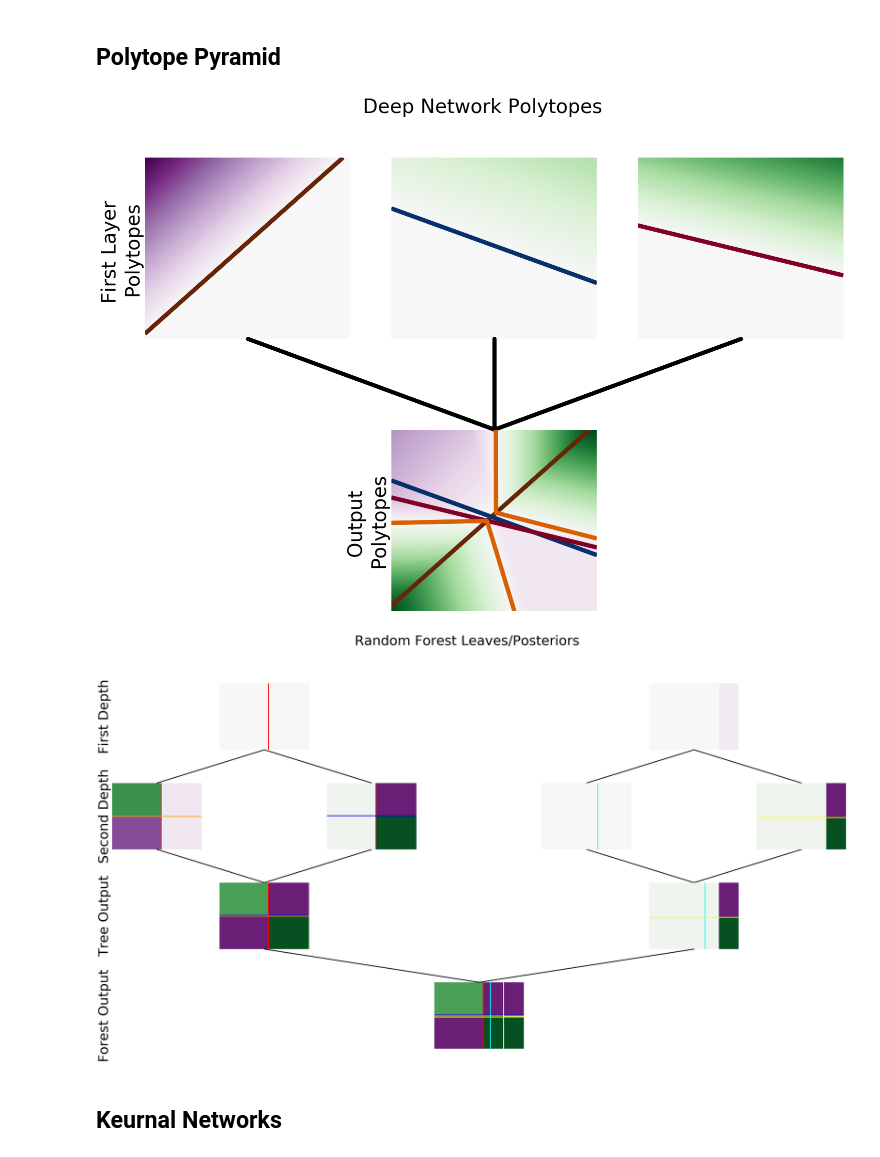
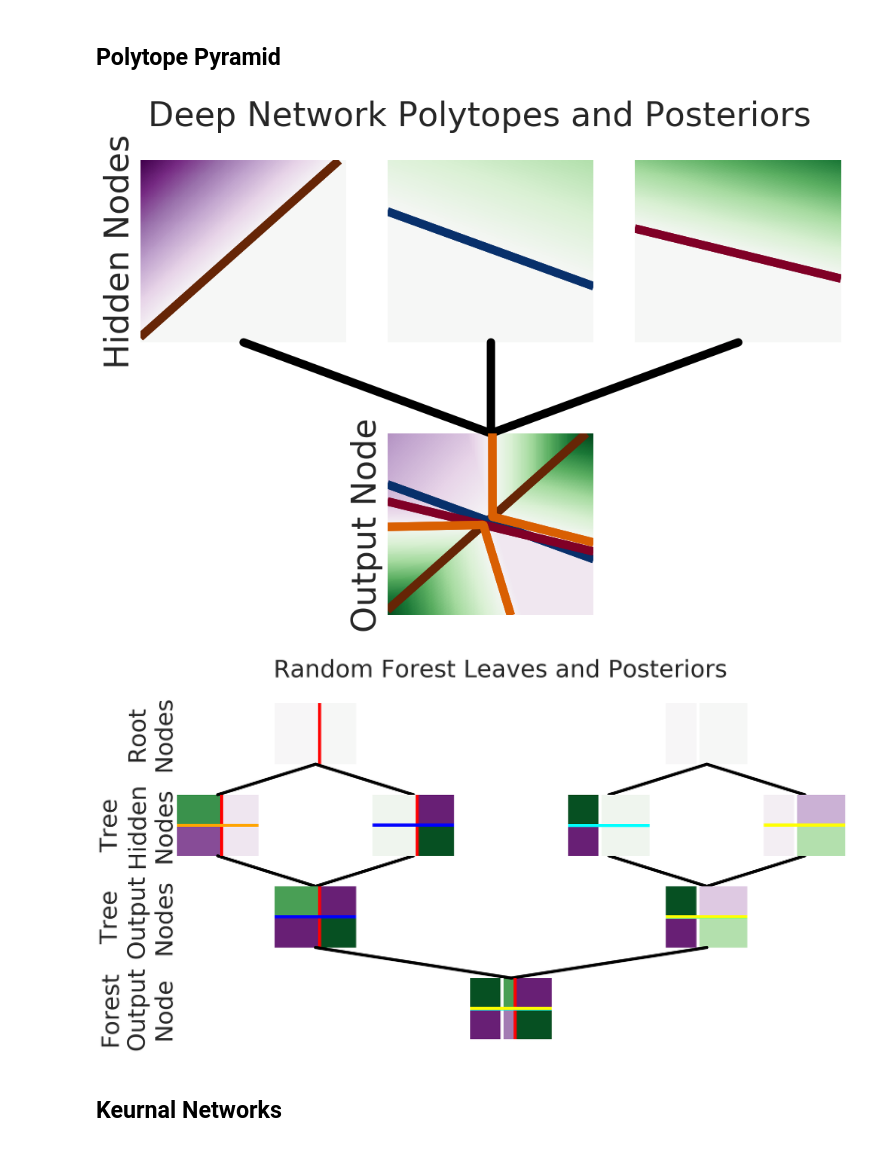
Before and after one commit to neurodata/kdg_will, a Jupyter notebook: notebooks/Neural_Polytopes.ipynb, the cells around one changed output. Drawn from its saved outputs; the diff is of its cells as text; code cells hidden in the pictures.

```diff
--- a/notebooks/Neural_Polytopes.ipynb
+++ b/notebooks/Neural_Polytopes.ipynb
@@ -124,11 +117,11 @@ signed_ultimate_activations = (ultimate_preactivations > 0).astype('int')
 polytope_memberships = np.concatenate([signed_second_layer_activations, signed_ultimate_activations], axis = 1)
 unique_polytope_ids, polytope_ids = np.unique(np.matmul(polytope_memberships, 2 ** np.arange(0, np.shape(polytope_memberships)[1])), return_inverse = True)
 # %%
-figs, axs = plt.subplots(2, width, figsize = (6 * width, 6 * 2))
+figs, axs = plt.subplots(2, width, figsize = (4 * width, 4 * 2))
 plt.subplots_adjust(hspace=0.5)
 figs.text(0.5, 0.04, '', ha='center')
 figs.set_facecolor('white')
-figs.suptitle("Deep Network Polytopes", fontsize = 28)
+figs.suptitle("Deep Network Polytopes and Posteriors", fontsize = 32)
 
 for i, ax in enumerate(axs.flat):
     ax.set_xticks([])
@@ -141,9 +134,9 @@ for i, ax in enumerate(axs.flat):
         ax.spines[side].set_visible(False)
 
     if i == 0:
-        ax.set_ylabel('First Layer \nPolytopes', fontsize = 28)
+        ax.set_ylabel('Hidden Nodes', fontsize = 32)
     if i == 4:
-        ax.set_ylabel('Output \nPolytopes', fontsize = 28)
+        ax.set_ylabel('Output Node', fontsize = 32)
 
 for second_node in range(width):
     if second_node == 0:
@@ -160,7 +153,7 @@ for second_node in range(width):
                                        cmap=cmap,
                                        vmin = -1,
                                        vmax = 0,
-                                       linewidths = 6
+                                       linewidths = 8
                                     )
     axs[0][second_node].pcolormesh(xx,
                           yy,
@@ -182,7 +175,7 @@ for second_node in range(width):
                         coordsA="data",
                         coordsB="data",
                         color="black",
-                        lw=6)
+                        lw=8)
     axs[1][int(width / 2)].add_artist(con)
 
 for second_node in range(width):
@@ -192,37 +185,37 @@ for second_node in range(width):
         cmap = "Blues"
     elif second_node == 2:
         cmap = "YlOrRd"
     for multiplier in [-1, 1]:
       axs[1][int(width / 2)].contour(xx,
                                        yy,
                                        second_layer_preactivations[:, second_node].reshape(xx.shape) + multiplier * 1e-6,
                                        levels=[0],
                                        cmap=cmap,
                                        vmin = -1,
                                        vmax = 0,
-                                       linewidths = 6
+                                       linewidths = 8
                                     )
 
 axs[1][int(width / 2)].pcolormesh(xx,
                                yy,
                                ultimate_preactivations.reshape(xx.shape),
                                cmap="PRGn",
                                vmin = -np.max(np.abs(ultimate_preactivations)),
                                vmax = np.max(np.abs(ultimate_preactivations)))
 
 for multiplier in [-1, 1]:
   axs[1][int(width / 2)].contour(xx,
                                yy,
                                ultimate_preactivations.reshape(xx.shape) + multiplier * 1e-6,
                                colors="#d95f02",
                                vmin = -1,
                                vmax = 0,
                                levels=[0],
-                               linewidths=6,
+                               linewidths = 8,
                                zorder = 1e16)
-plt.savefig("figs/DeepPolytopes.eps")
+plt.savefig("figs/DeepPolytopes.png")
 # %% [output]
-[figure, old version]
+[figure, new version]
 # %%
 def pdf(x):
     mu01, mu02, mu11, mu12 = [[-1, -1], [1, 1], [-1, 1], [1, -1]]
@@ -264,11 +256,11 @@ rfc = pickle.load(open('best_forest.pkl', 'rb'))
 decision_paths_across_trees = np.array([rfc.estimators_[tree_idx].decision_path(np.c_[xx.ravel(), yy.ravel()]).toarray() for tree_idx in range(2)])
 data_decision_paths_across_trees = np.array([rfc.estimators_[tree_idx].decision_path(X).toarray() for tree_idx in range(2)])
 # %%
-figs, axs = plt.subplots(width + 1, 2 ** (width) - 1, figsize = (6 * 2 ** width - 1, 6 * (width + 1)))
+figs, axs = plt.subplots(width + 1, 2 ** (width) - 1, figsize = (4 * 2 ** width - 1, 4 * (width + 1)))
 plt.subplots_adjust(hspace=0.5)
 figs.text(0.5, 0.04, '', ha='center')
 figs.set_facecolor('white')
-figs.suptitle("Random Forest Leaves/Posteriors", fontsize = 48)
+figs.suptitle("Random Forest Leaves and Posteriors", fontsize = 62)
 
 for i, ax in enumerate(axs.flat):
     ax.set_xticks([])
@@ -281,13 +273,13 @@ for i, ax in enumerate(axs.flat):
         ax.spines[side].set_visible(False)
 
     if i == 0 * 7:
-        ax.set_ylabel('First Depth', fontsize = 48)
+        ax.set_ylabel('Root\nNodes', fontsize = 62)
     if i == 1 * 7:
-        ax.set_ylabel('Second Depth', fontsize = 48)
+        ax.set_ylabel('Tree\nHidden\nNodes', fontsize = 62)
     if i == 2 * 7:
-        ax.set_ylabel('Tree Output', fontsize = 48)
+        ax.set_ylabel('Tree\nOutput\nNodes', fontsize = 62)
     if i == 3 * 7:
-        ax.set_ylabel('Forest Output', fontsize = 48)
+        ax.set_ylabel('Forest\nOutput\nNode', fontsize = 62)
 
 cmap = {0: "red", 1 : "orange", 4 : "blue", 7 : "white", 8 : "aqua", 11 : "yellow"}
 
@@ -313,13 +305,13 @@ for tree_idx in range(2):
                                                          -4,
                                                          4,
                                                          color = cmap[node + 7*tree_idx],
-                                                         linewidth = 3)
+                                                         linewidth = 8)
         else:
             axs[0][1 if tree_idx == 0 else 5].axhline(rfc.estimators_[tree_idx].tree_.threshold[node],
                                                          -4,
                                                          4,
                                                          color = cmap[node + 7*tree_idx],
-                                                         linewidth = 3)
+                                                         linewidth = 8)
 
     posterior = np.ones_like(xx.ravel()) * 0.5
     for node in [2, 3]:
@@ -342,7 +334,7 @@ for tree_idx in range(2):
                         coordsA="data",
                         coordsB="data",
                         color="black",
-                        linewidth = 3)
+                        linewidth = 8)
     axs[1][tree_idx * 3].add_artist(con)
     for node in [0, 1]:
         if rfc.estimators_[tree_idx].tree_.feature[node] == 0:
@@ -350,13 +342,13 @@ for tree_idx in range(2):
                                                          -4,
                                                          4,
                                                          color = cmap[node + 7*tree_idx],
-                                                         linewidth = 3)
+                                                         linewidth = 8)
         else:
             axs[1][0 if tree_idx == 0 else 4].axhline(rfc.estimators_[tree_idx].tree_.threshold[node],
                                                          -4,
                                                          4,
                                                          color = cmap[node + 7*tree_idx],
-                                                         linewidth = 3)
+                                                         linewidth = 8)
 
     posterior = np.ones_like(xx.ravel()) * 0.5
     for node in [5, 6]:
@@ -378,7 +370,7 @@ for tree_idx in range(2):
                         coordsA="data",
                         coordsB="data",
                         color="black",
-                        linewidth = 3)
+                        linewidth = 8)
     axs[1][tree_idx * 3].add_artist(con)
     for node in [0, 4]:
         if rfc.estimators_[tree_idx].tree_.feature[node] == 0:
@@ -386,13 +378,13 @@ for tree_idx in range(2):
                                                          -4,
                                                          4,
                                                          color = cmap[node + 7*tree_idx],
-                                                         linewidth = 3)
+                                                         linewidth = 8)
         else:
             axs[1][2 if tree_idx == 0 else 6].axhline(rfc.estimators_[tree_idx].tree_.threshold[node],
                                                          -4,
                                                          4,
                                                          color = cmap[node + 7*tree_idx],
-                                                         linewidth = 3)
+                                                         linewidth = 8)
 
     posterior = np.ones_like(xx.ravel()) * 0.5
     for node in [2, 3, 5, 6]:
@@ -414,7 +406,7 @@ for tree_idx in range(2):
                         coordsA="data",
                         coordsB="data",
                         color="black",
-                        linewidth = 3)
+                        linewidth = 8)
     axs[1][tree_idx * 3].add_artist(con)
     con = ConnectionPatch(axesA=axs[1][2 if tree_idx == 0 else 6],
                         axesB=axs[2][1 if tree_idx == 0 else 5],
@@ -423,7 +415,7 @@ for tree_idx in range(2):
                         coordsA="data",
                         coordsB="data",
                         color="black",
-                        linewidth = 3)
+                        linewidth = 8)
     axs[1][tree_idx * 3].add_artist(con)
     for node in [0, 1, 4]:
         if rfc.estimators_[tree_idx].tree_.feature[node] == 0:
@@ -431,13 +423,13 @@ for tree_idx in range(2):
                                                          -4,
                                                          4,
                                                          color = cmap[node + 7*tree_idx],
-                                                         linewidth = 3)
+                                                         linewidth = 8)
         else:
             axs[2][1 if tree_idx == 0 else 5].axhline(rfc.estimators_[tree_idx].tree_.threshold[node],
                                                          -4,
                                                          4,
                                                          color = cmap[node + 7*tree_idx],
-                                                         linewidth = 3)
+                                                         linewidth = 8)
 
 posterior = np.ones_like(xx.ravel()) * 0.5
 for nodes in product([2, 3, 5, 6], [2, 3, 5, 6]):
@@ -459,13 +451,13 @@ for tree_idx in range(2):
                                                          -4,
                                                          4,
                                                          color = cmap[node + 7*tree_idx],
-                                                         linewidth = 3)
+                                                         linewidth = 8)
         else:
             axs[3][3].axhline(rfc.estimators_[tree_idx].tree_.threshold[node],
                                                          -4,
                                                          4,
                                                          color = cmap[node + 7*tree_idx],
-                                                         linewidth = 3)
+                                                         linewidth = 8)
 for tree_idx in range(2):
     con = ConnectionPatch(axesA=axs[2][1 if tree_idx == 0 else 5],
                         axesB=axs[3][3],
@@ -474,13 +466,13 @@ for tree_idx in range(2):
                         coordsA="data",
                         coordsB="data",
                         color="black",
-                        linewidth = 3)
+                        linewidth = 8)
     axs[3][3].add_artist(con)
 
 
-plt.savefig("figs/ForestPolytopes.eps")
+plt.savefig("figs/ForestPolytopes.png")
 # %% [output]
-[figure, old version]
+[figure, new version]
 # %% [markdown]
 ## Keurnal Networks
 # %%
```
Also changed, not shown: parts of 5 cells of this notebook, 7 other files.
